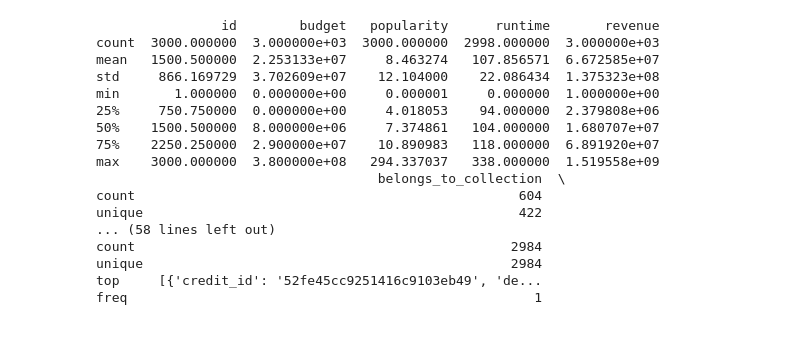
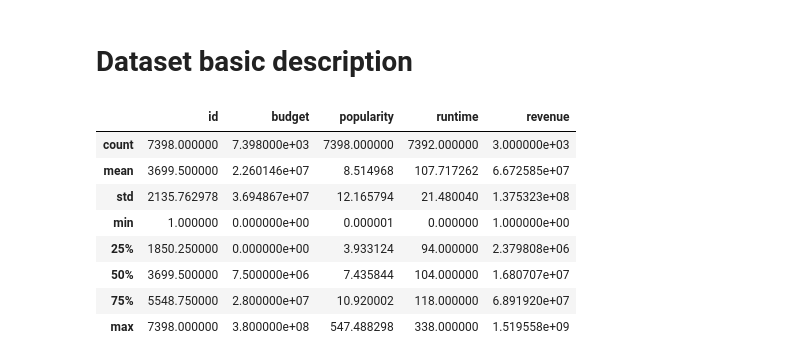
Before and after one commit to kamildoleglo/data-mining-box-office, a Jupyter notebook: preliminary_data_analysisi.ipynb, the cells around one changed output. Drawn from its saved outputs; the diff is of its cells as text; code cells hidden in the pictures; blank space fills up the shorter version.

```diff
--- a/preliminary_data_analysisi.ipynb
+++ b/preliminary_data_analysisi.ipynb
@@ -22,23 +45,15 @@ Dataset shape: (3000, 23)
-# %%
-# dataset basic description
-#print(dataset.describe(include='all')) #uncomment to get all column description
-print(dataset.describe(include = [np.number])) # decription of numerical column
-print(dataset.describe(include = ['O'])) # description of objectvalue columns
-# %% [output]
-                id        budget   popularity      runtime       revenue
-count  3000.000000  3.000000e+03  3000.000000  2998.000000  3.000000e+03
-mean   1500.500000  2.253133e+07     8.463274   107.856571  6.672585e+07
-std     866.169729  3.702609e+07    12.104000    22.086434  1.375323e+08
-min       1.000000  0.000000e+00     0.000001     0.000000  1.000000e+00
-25%     750.750000  0.000000e+00     4.018053    94.000000  2.379808e+06
-50%    1500.500000  8.000000e+06     7.374861   104.000000  1.680707e+07
-75%    2250.250000  2.900000e+07    10.890983   118.000000  6.891920e+07
-max    3000.000000  3.800000e+08   294.337037   338.000000  1.519558e+09
-                                    belongs_to_collection  \
-count                                                 604
-unique                                                422
-... (58 lines left out)
-count                                                2984
-unique                                               2984
-top     [{'credit_id': '52fe45cc9251416c9103eb49', 'de...
-freq                                                    1
+# %% [markdown]
+# Dataset basic description
+# %%
+# Decription of numerical column
+dataset.describe(include = [np.number])
+# %% [output]
+|  | id | budget | popularity | runtime | revenue |
+| count | 7398.000000 | 7.398000e+03 | 7398.000000 | 7392.000000 | 3.000000e+03 |
+| mean | 3699.500000 | 2.260146e+07 | 8.514968 | 107.717262 | 6.672585e+07 |
+| std | 2135.762978 | 3.694867e+07 | 12.165794 | 21.480040 | 1.375323e+08 |
+| min | 1.000000 | 0.000000e+00 | 0.000001 | 0.000000 | 1.000000e+00 |
+| 25% | 1850.250000 | 0.000000e+00 | 3.933124 | 94.000000 | 2.379808e+06 |
+| 50% | 3699.500000 | 7.500000e+06 | 7.435844 | 104.000000 | 1.680707e+07 |
+| 75% | 5548.750000 | 2.800000e+07 | 10.920002 | 118.000000 | 6.891920e+07 |
+| max | 7398.000000 | 3.800000e+08 | 547.488298 | 338.000000 | 1.519558e+09 |
```
Also changed, not shown: parts of 5 cells of this notebook, 2 other files.
